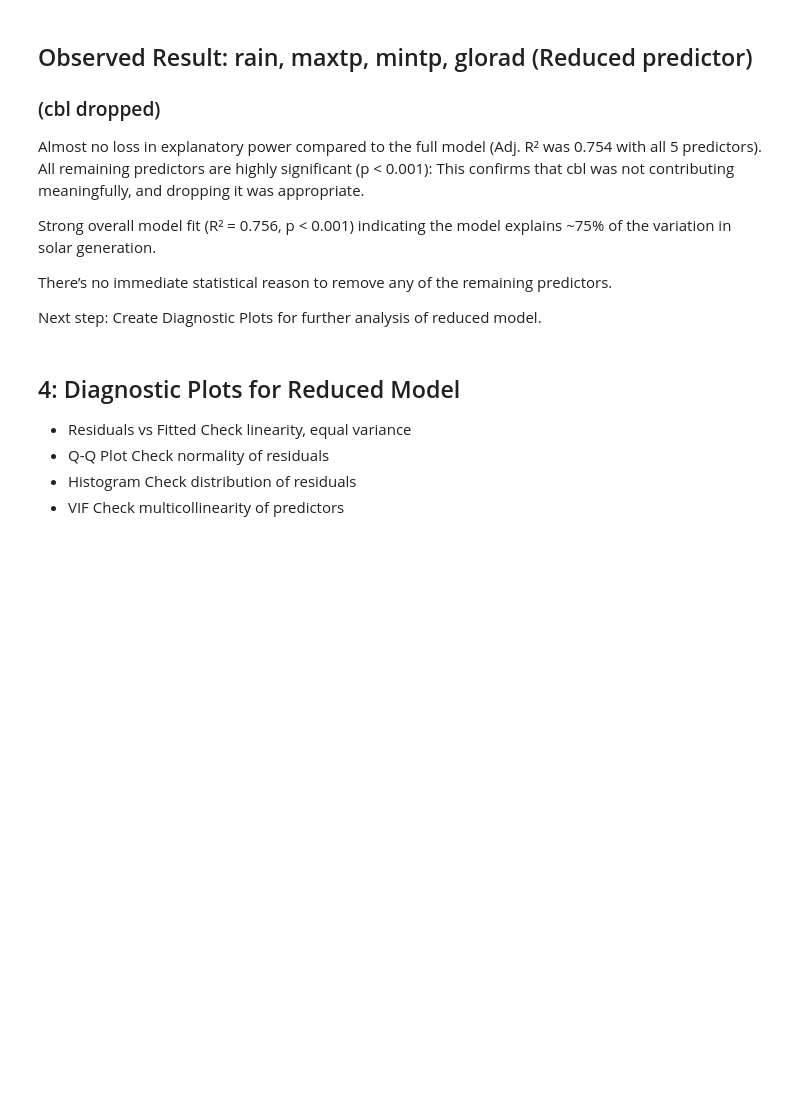
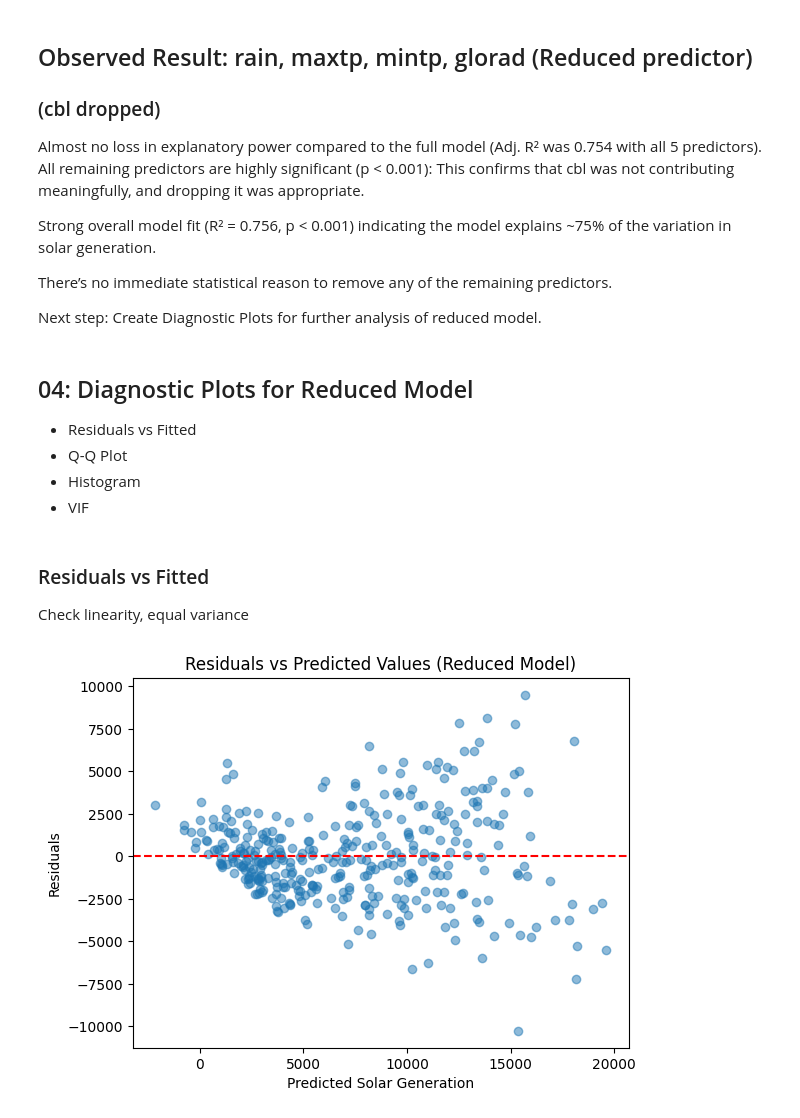
Before and after one commit to MatthieuGlemarec/SolarCast, a Jupyter notebook: Notebooks/02_Exploratory_Data_Analysis.ipynb, the cells around one changed output. Saved outputs shown, nothing was run; the diff lists cells and outputs as text; code cells hidden in the pictures; blank space fills up the shorter version.

```diff
--- a/Notebooks/02_Exploratory_Data_Analysis.ipynb
+++ b/Notebooks/02_Exploratory_Data_Analysis.ipynb
@@ -267,8 +292,29 @@ There’s no immediate statistical reason to remove any of the remaining predict
 
 Next step: Create Diagnostic Plots for further analysis of reduced model.
 # %% [markdown]
-## 4: Diagnostic Plots for Reduced Model
-- Residuals vs Fitted	Check linearity, equal variance
-- Q-Q Plot	Check normality of residuals
-- Histogram	Check distribution of residuals
-- VIF	Check multicollinearity of predictors
+## 04: Diagnostic Plots for Reduced Model
+- Residuals vs Fitted
+- Q-Q Plot
+- Histogram
+- VIF
+# %% [markdown]
+### Residuals vs Fitted
+Check linearity, equal variance
+# %%
+import matplotlib.pyplot as plt
+
+# Get predicted values from reduced model
+predicted_reduced = results_reduced.predict(X_reduced)
+
+# Calculate residuals for reduced model
+residuals_reduced = y - predicted_reduced
+
+# Plot residuals vs predicted values
+plt.scatter(predicted_reduced, residuals_reduced, alpha=0.5)
+plt.axhline(0, color='red', linestyle='--')
+plt.xlabel('Predicted Solar Generation')
+plt.ylabel('Residuals')
+plt.title('Residuals vs Predicted Values (Reduced Model)')
+plt.show()
+# %% [output]
+[figure, added]
```
Also changed, not shown: parts of 25 cells of this notebook.
